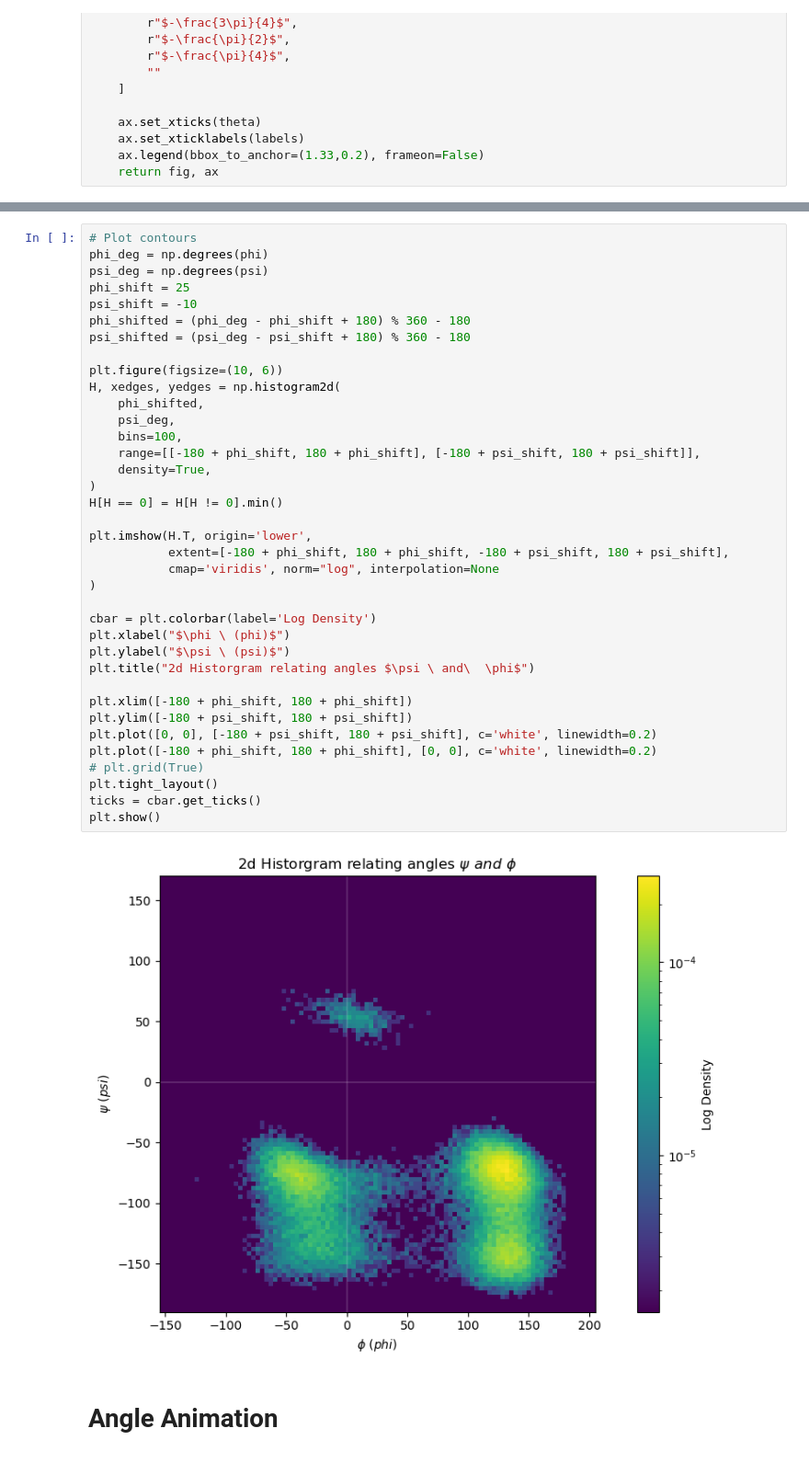
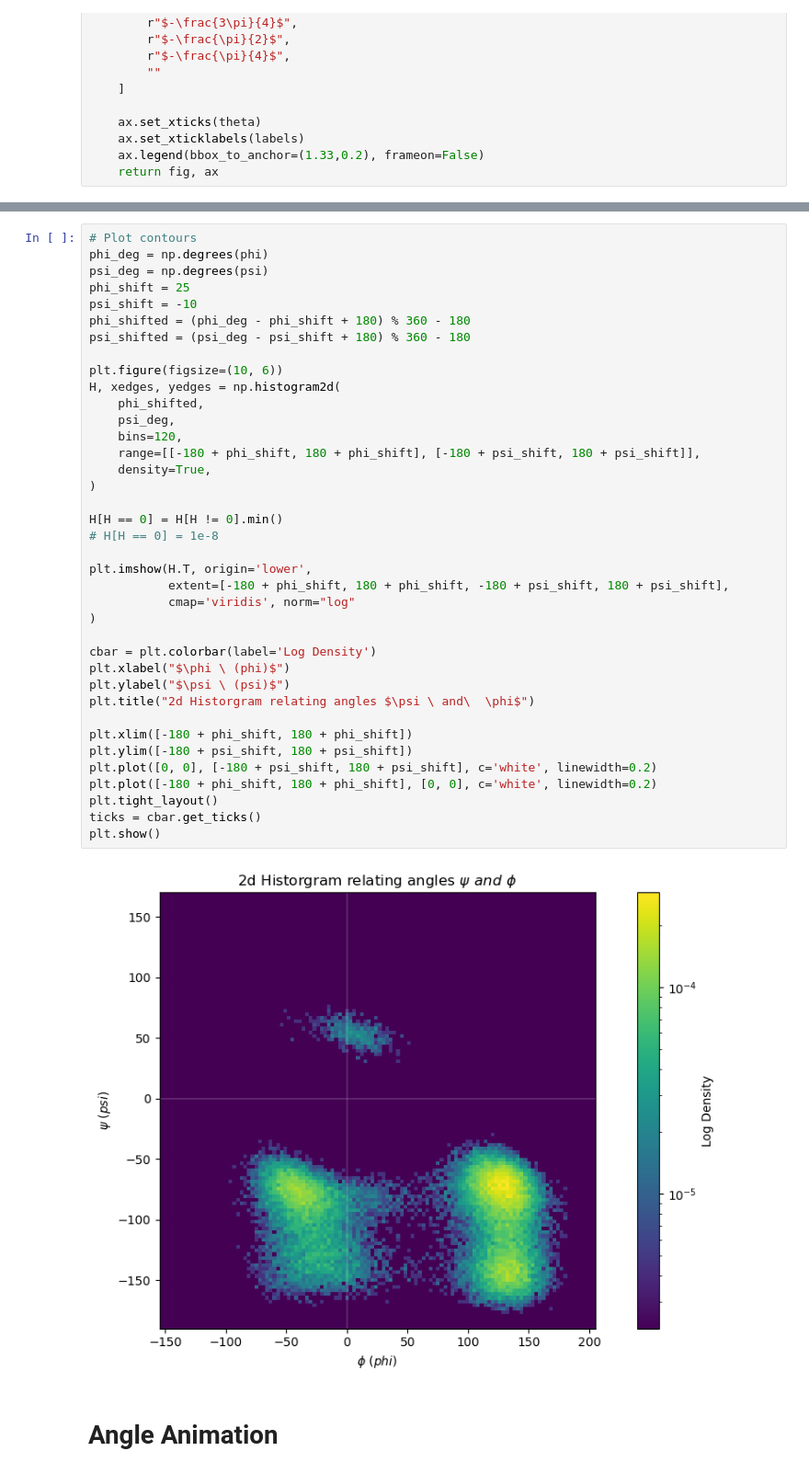
Before and after one commit to mak8427/data_visualization, a Jupyter notebook: exam/ex03.ipynb, the cells around one changed output, grey strips where cells are left out. Shown at 92% size. Saved outputs shown, nothing was run; the diff lists cells and outputs as text.

```diff
--- a/exam/ex03.ipynb
+++ b/exam/ex03.ipynb
@@ -196,37 +226,38 @@ phi_shift = 25
 psi_shift = -10
 phi_shifted = (phi_deg - phi_shift + 180) % 360 - 180
 psi_shifted = (psi_deg - psi_shift + 180) % 360 - 180
 
 plt.figure(figsize=(10, 6))
 H, xedges, yedges = np.histogram2d(
     phi_shifted,
     psi_deg,
-    bins=100,
+    bins=120,
     range=[[-180 + phi_shift, 180 + phi_shift], [-180 + psi_shift, 180 + psi_shift]],
     density=True,
 )
+
 H[H == 0] = H[H != 0].min()
+# H[H == 0] = 1e-8
 
 plt.imshow(H.T, origin='lower',
            extent=[-180 + phi_shift, 180 + phi_shift, -180 + psi_shift, 180 + psi_shift],
-           cmap='viridis', norm="log", interpolation=None
+           cmap='viridis', norm="log"
 )
 
 cbar = plt.colorbar(label='Log Density')
 plt.xlabel("$\phi \ (phi)$")
 plt.ylabel("$\psi \ (psi)$")
 plt.title("2d Historgram relating angles $\psi \ and\  \phi$")
 
 plt.xlim([-180 + phi_shift, 180 + phi_shift])
 plt.ylim([-180 + psi_shift, 180 + psi_shift])
 plt.plot([0, 0], [-180 + psi_shift, 180 + psi_shift], c='white', linewidth=0.2)
 plt.plot([-180 + phi_shift, 180 + phi_shift], [0, 0], c='white', linewidth=0.2)
-# plt.grid(True)
 plt.tight_layout()
 ticks = cbar.get_ticks()
 plt.show()
 # %% [output]
-[figure, old version]
+[figure, new version]
 # %% [markdown]
 # Angle Animation
 # %%
```
Also changed, not shown: parts of 13 cells of this notebook.
